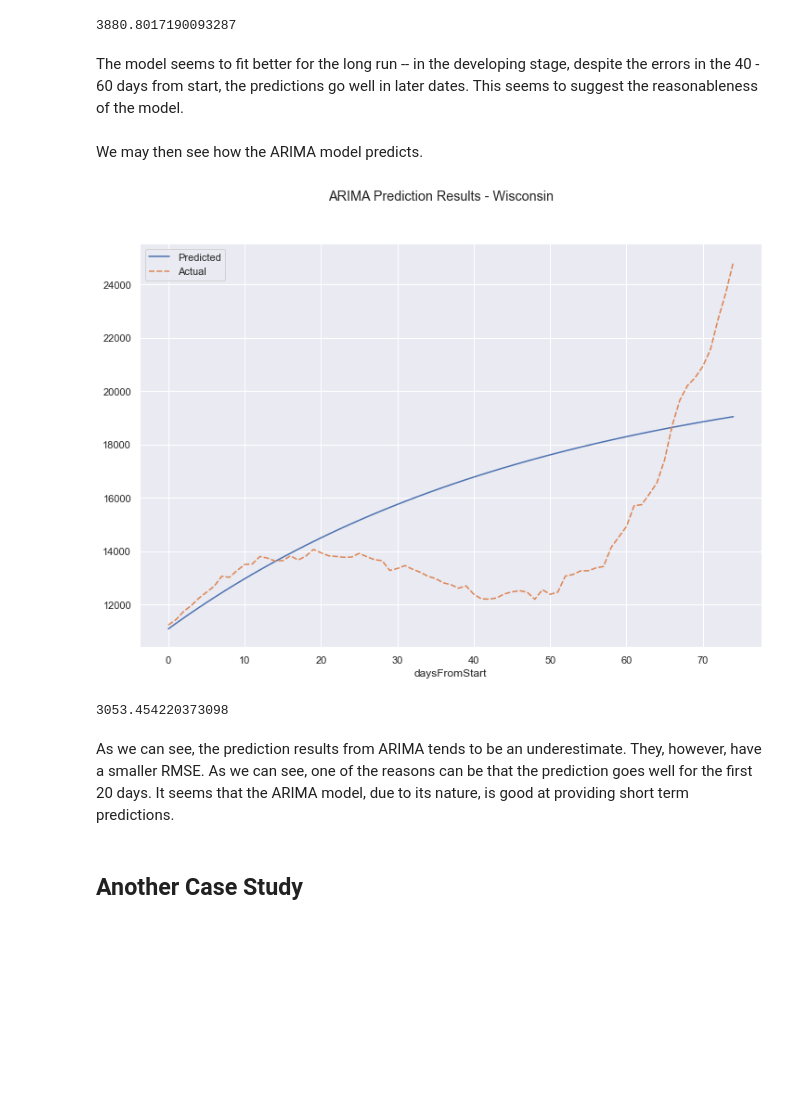
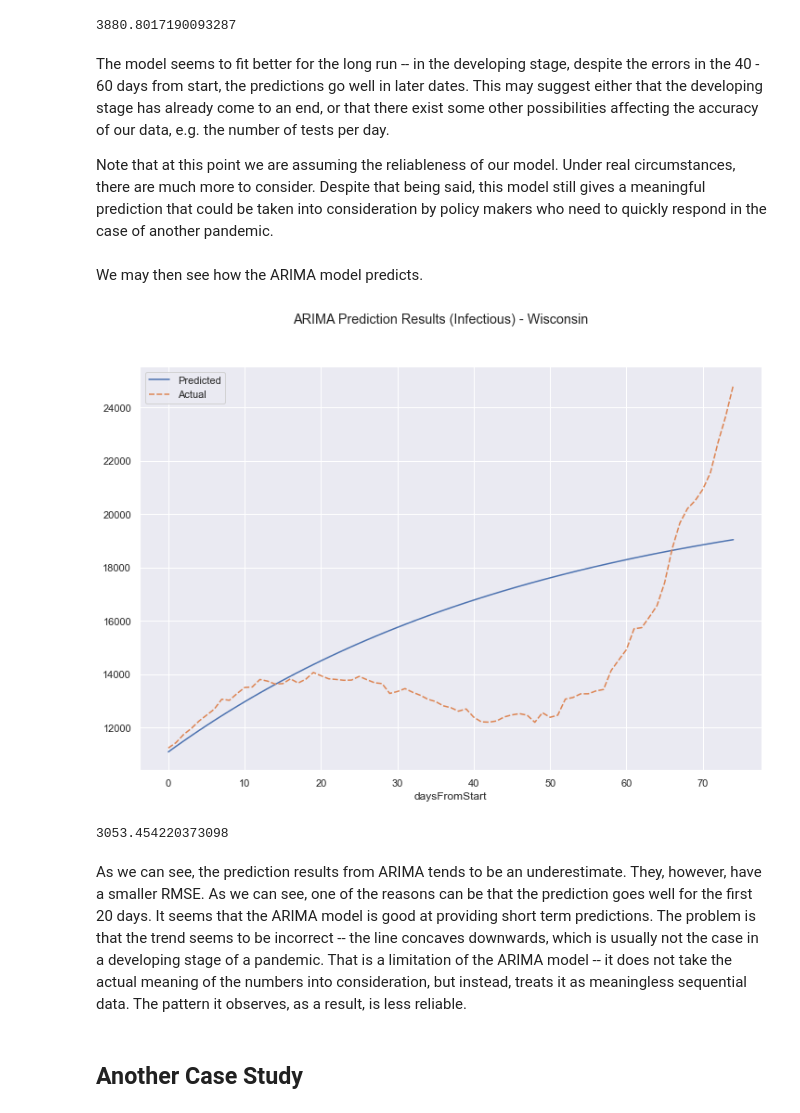
Before and after one commit to ZhongRuoyu/ntu-cz1115-project, a Jupyter notebook: covid.ipynb, the cells around one changed output. Drawn from its saved outputs; the diff is of its cells as text; code cells hidden in the pictures; blank space fills up the shorter version.

Commit message:
Errors fixed

```diff
--- a/covid.ipynb
+++ b/covid.ipynb
@@ -452,27 +456,31 @@ SIRD_rmse
 # %% [output]
 3880.8017190093287
 # %% [markdown]
-The model seems to fit better for the long run -- in the developing stage, despite the errors in the 40 - 60 days from start, the predictions go well in later dates. This seems to suggest the reasonableness of the model.
+The model seems to fit better for the long run -- in the developing stage, despite the errors in the 40 - 60 days from start, the predictions go well in later dates. This may suggest either that the developing stage has already come to an end, or that there exist some other possibilities affecting the accuracy of our data, e.g. the number of tests per day.
+
+Note that at this point we are assuming the reliableness of our model. Under real circumstances, there are much more to consider. Despite that being said, this model still gives a meaningful prediction that could be taken into consideration by policy makers who need to quickly respond in the case of another pandemic.
 # %% [markdown]
 We may then see how the ARIMA model predicts.
 # %%
 def ARIMA_predict(model, t):
     return np.array(model.forecast(len(t)))
 
 ARIMA_pred_array = ARIMA_predict(ARIMA_res, t_test)
 ARIMA_pred = pd.DataFrame({"Predicted": ARIMA_pred_array, "Actual": test["infectious"]})
-plt.suptitle(f"ARIMA Prediction Results - {state}")
+
+fig = plt.figure()
+plt.suptitle(f"ARIMA Prediction Results (Infectious) - {state}")
 sb.lineplot(data=ARIMA_pred)
 plt.show()
 # %% [output]
-[figure, old version]
+[figure, new version]
 # %%
 ARIMA_rmse = rmse(ARIMA_pred["Predicted"], ARIMA_pred["Actual"])
 ARIMA_rmse
 # %% [output]
 3053.454220373098
 # %% [markdown]
-As we can see, the prediction results from ARIMA tends to be an underestimate. They, however, have a smaller RMSE. As we can see, one of the reasons can be that the prediction goes well for the first 20 days. It seems that the ARIMA model, due to its nature, is good at providing short term predictions.
+As we can see, the prediction results from ARIMA tends to be an underestimate. They, however, have a smaller RMSE. As we can see, one of the reasons can be that the prediction goes well for the first 20 days. It seems that the ARIMA model is good at providing short term predictions. The problem is that the trend seems to be incorrect -- the line concaves downwards, which is usually not the case in a developing stage of a pandemic. That is a limitation of the ARIMA model -- it does not take the actual meaning of the numbers into consideration, but instead, treats it as meaningless sequential data. The pattern it observes, as a result, is less reliable.
 # %% [markdown]
 ## Another Case Study
 # %% [markdown]
```
Also changed, not shown: parts of 11 cells of this notebook.
